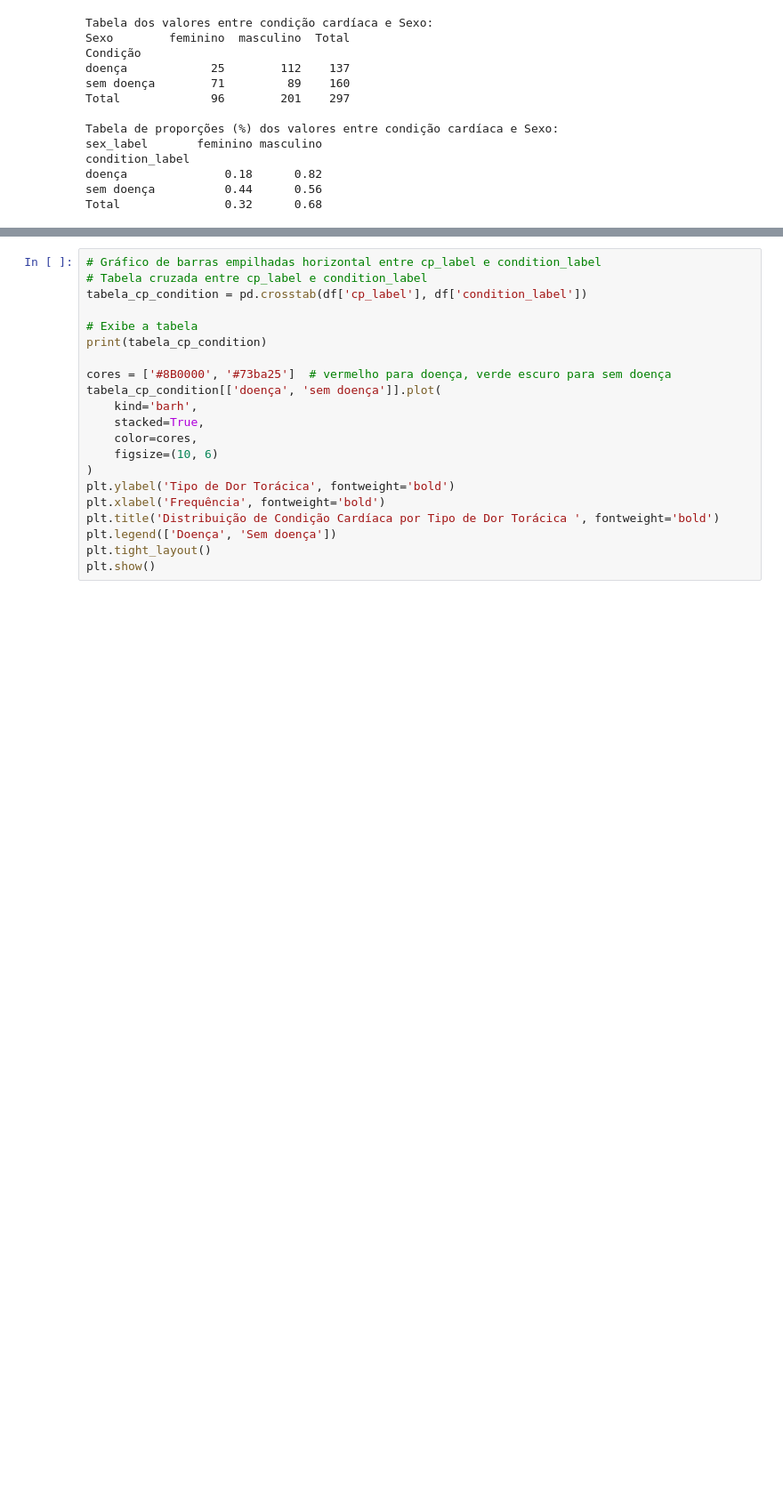
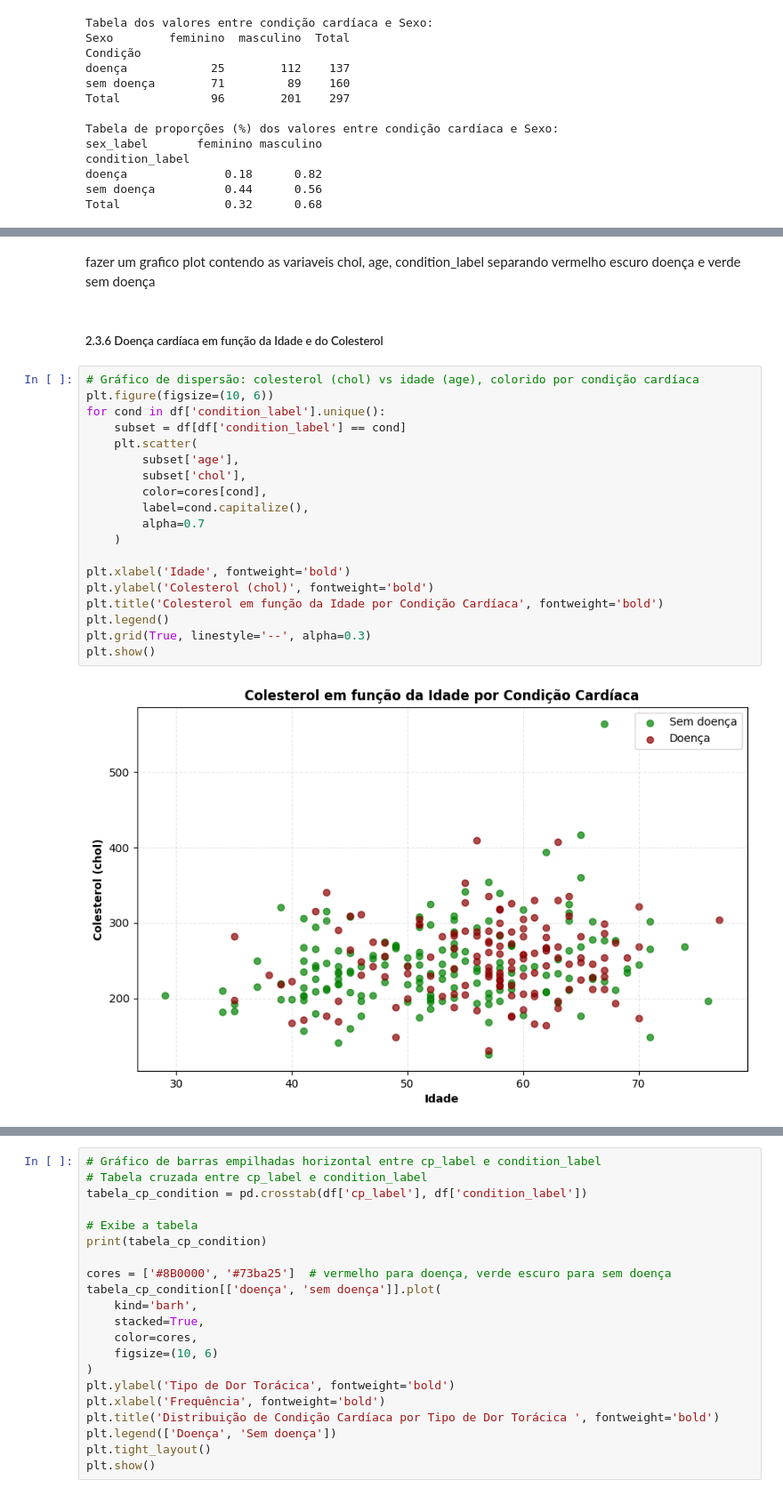
Before and after one commit to luiscpl/PUC_MVP, a Jupyter notebook: MVP_LUIS CLAUDIO.ipynb, the cells around one changed output, grey strips where cells are left out. Shown at 89% size. Drawn from its saved outputs; the diff is of its cells as text; blank space fills up the shorter version.

```diff
--- a/MVP_LUIS CLAUDIO.ipynb
+++ b/MVP_LUIS CLAUDIO.ipynb
@@ -347,0 +461,25 @@ plt.show()
+# %% [markdown]
+fazer um grafico plot contendo as variaveis chol, age, condition_label separando vermelho escuro doença e verde sem doença
+# %% [markdown]
+##### 2.3.6 Doença cardíaca em função da Idade e do Colesterol
+# %%
+# Gráfico de dispersão: colesterol (chol) vs idade (age), colorido por condição cardíaca
+plt.figure(figsize=(10, 6))
+for cond in df['condition_label'].unique():
+    subset = df[df['condition_label'] == cond]
+    plt.scatter(
+        subset['age'],
+        subset['chol'],
+        color=cores[cond],
+        label=cond.capitalize(),
+        alpha=0.7
+    )
+
+plt.xlabel('Idade', fontweight='bold')
+plt.ylabel('Colesterol (chol)', fontweight='bold')
+plt.title('Colesterol em função da Idade por Condição Cardíaca', fontweight='bold')
+plt.legend()
+plt.grid(True, linestyle='--', alpha=0.3)
+plt.show()
+# %% [output]
+[figure, added]
```
Also changed, not shown: parts of 46 cells of this notebook.
